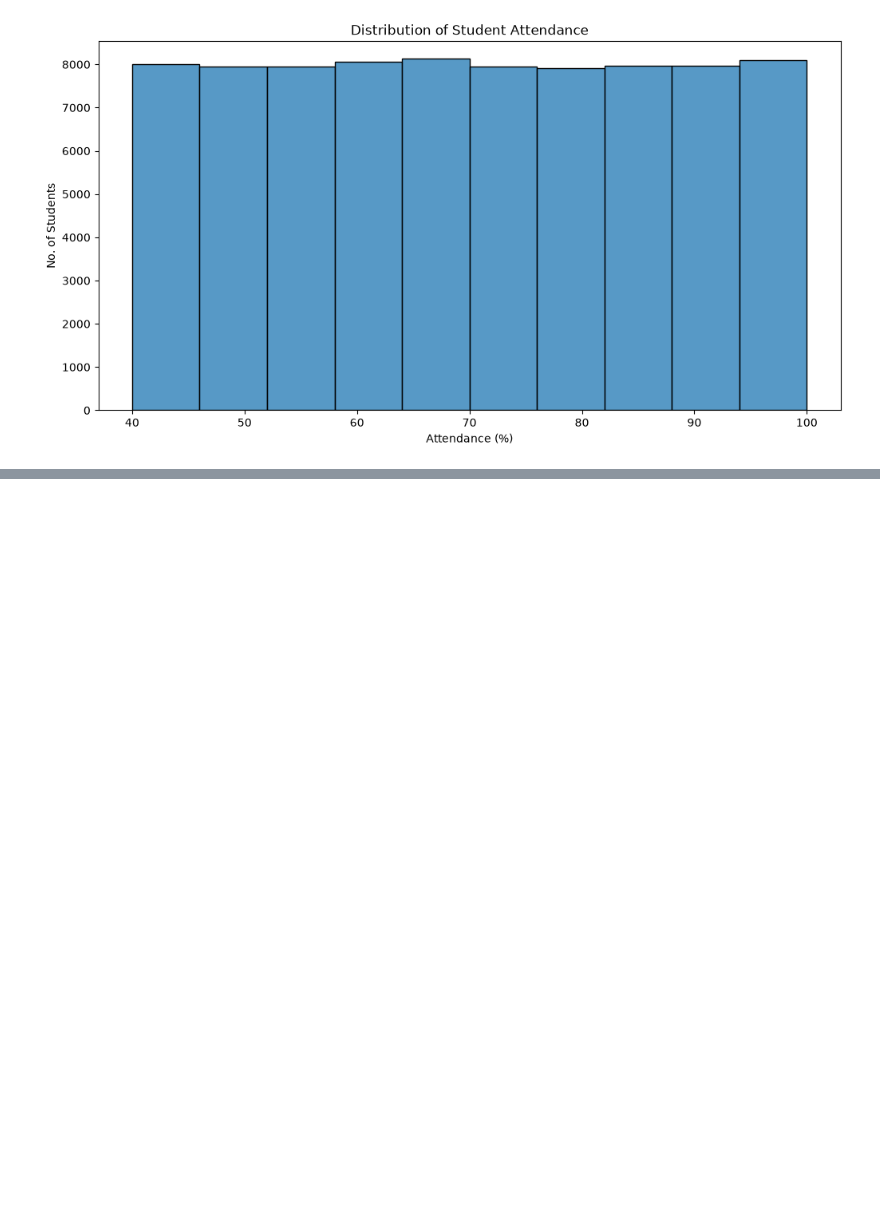
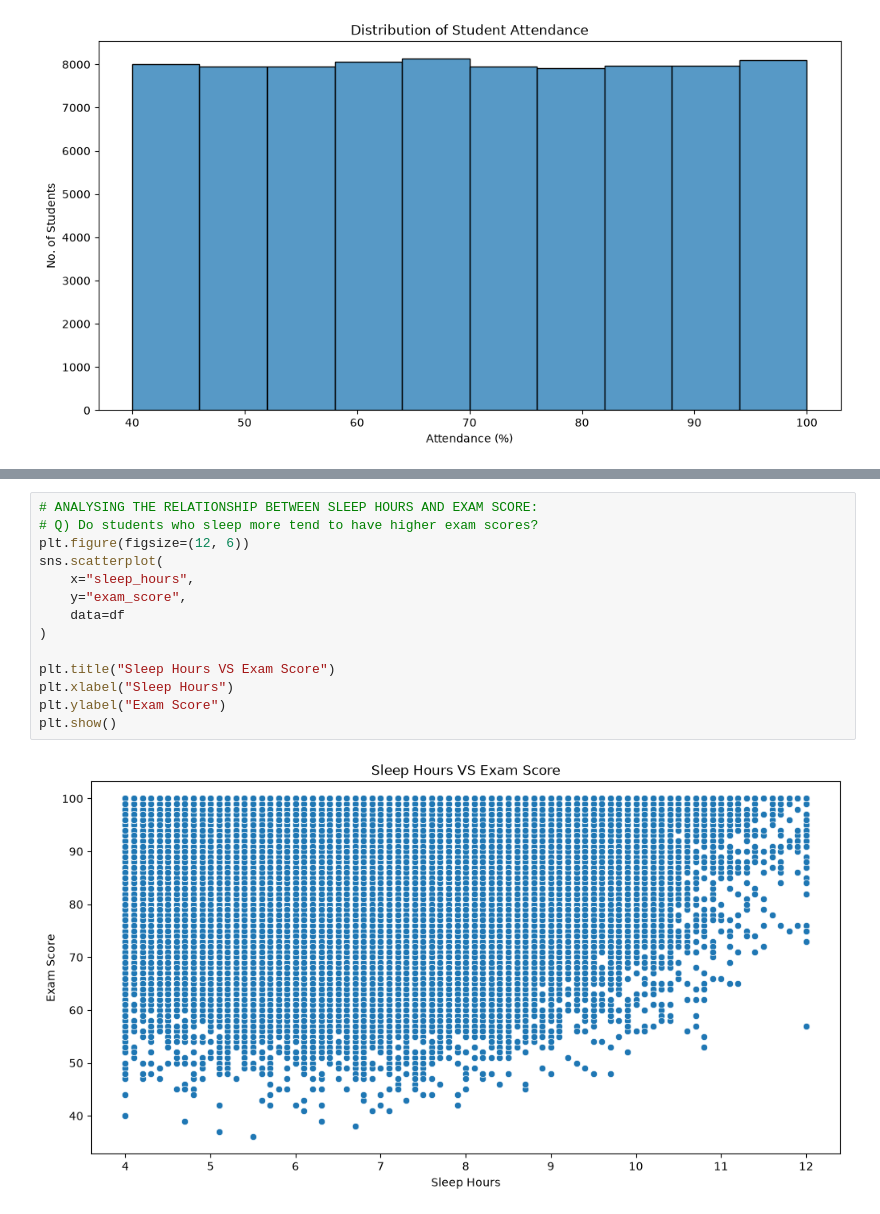
Before and after one commit to aaliya0704/Student-Performance-EDA, a Jupyter notebook: student_performance_analysis.ipynb, the cells around one changed output, grey strips where cells are left out. Cells and saved outputs as stored; diff of their text form; blank space fills up the shorter version.

```diff
--- a/student_performance_analysis.ipynb
+++ b/student_performance_analysis.ipynb
@@ -229,0 +275,16 @@ plt.show()
+# %%
+# ANALYSING THE RELATIONSHIP BETWEEN SLEEP HOURS AND EXAM SCORE:
+# Q) Do students who sleep more tend to have higher exam scores?
+plt.figure(figsize=(12, 6))
+sns.scatterplot(
+    x="sleep_hours",
+    y="exam_score",
+    data=df
+)
+
+plt.title("Sleep Hours VS Exam Score")
+plt.xlabel("Sleep Hours")
+plt.ylabel("Exam Score")
+plt.show()
+# %% [output]
+[figure, added]
```
Also changed, not shown: parts of 9 cells of this notebook.
